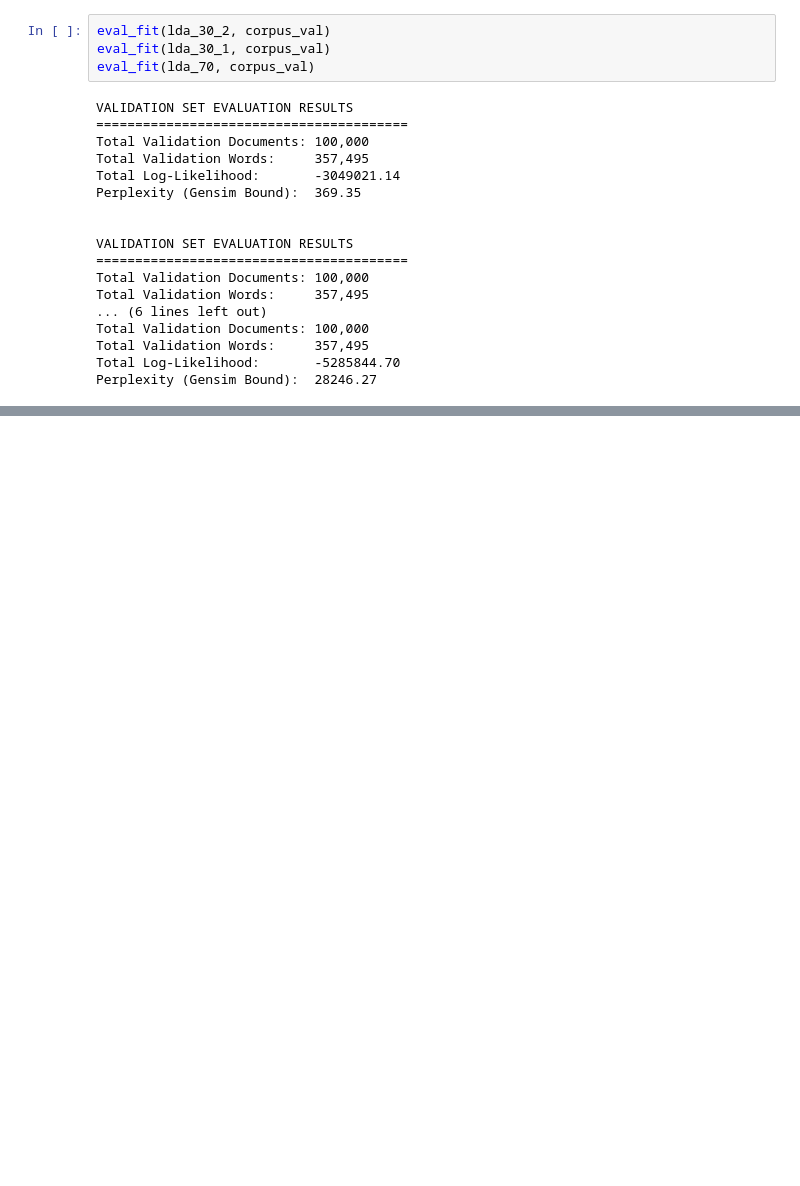
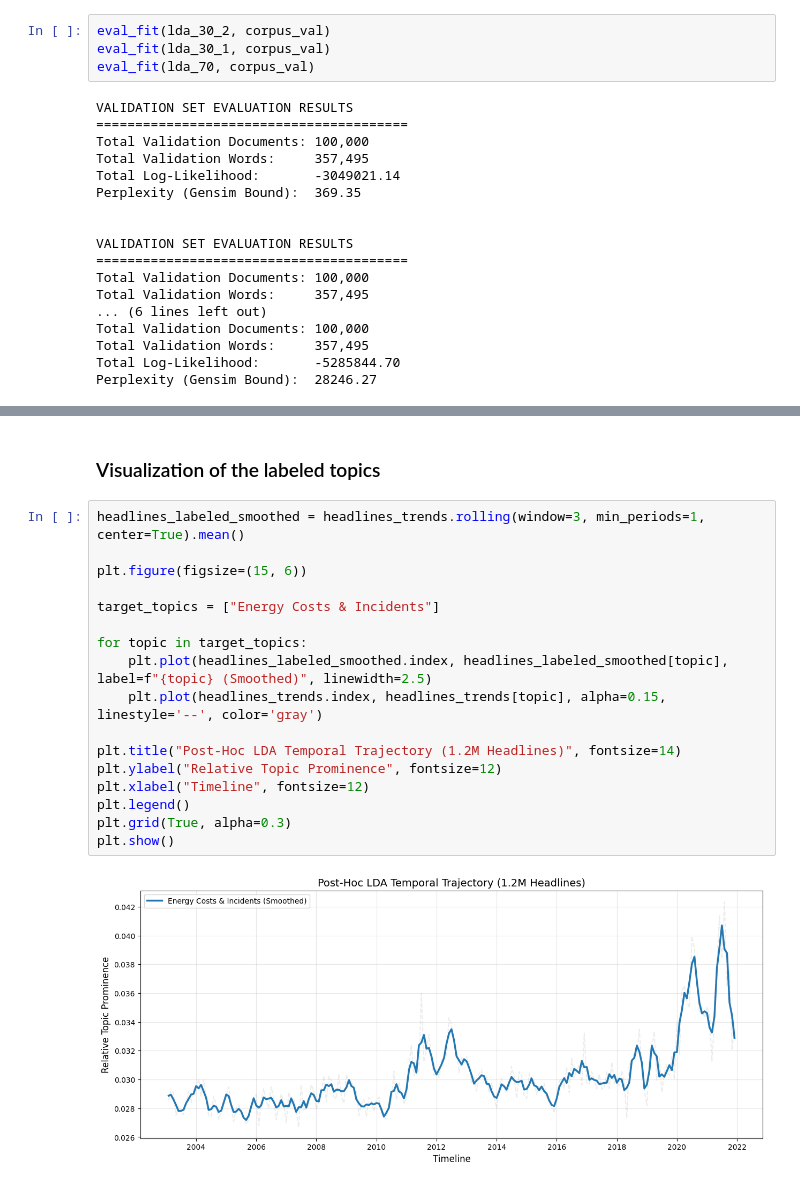
Before and after one commit to almin-byte/million-headlines-topic-modeling, a Jupyter notebook: LDA with gensim and spaCy.ipynb, the cells around one changed output, grey strips where cells are left out. Saved outputs shown, nothing was run; the diff lists cells and outputs as text; blank space fills up the shorter version.

```diff
--- a/LDA with gensim and spaCy.ipynb
+++ b/LDA with gensim and spaCy.ipynb
@@ -449,0 +662,21 @@ Perplexity (Gensim Bound):  28246.27
+# %% [markdown]
+### Visualization of the labeled topics
+# %%
+headlines_labeled_smoothed = headlines_trends.rolling(window=3, min_periods=1, center=True).mean()
+
+plt.figure(figsize=(15, 6))
+
+target_topics = ["Energy Costs & Incidents"]
+
+for topic in target_topics:
+    plt.plot(headlines_labeled_smoothed.index, headlines_labeled_smoothed[topic], label=f"{topic} (Smoothed)", linewidth=2.5)
+    plt.plot(headlines_trends.index, headlines_trends[topic], alpha=0.15, linestyle='--', color='gray')
+
+plt.title("Post-Hoc LDA Temporal Trajectory (1.2M Headlines)", fontsize=14)
+plt.ylabel("Relative Topic Prominence", fontsize=12)
+plt.xlabel("Timeline", fontsize=12)
+plt.legend()
+plt.grid(True, alpha=0.3)
+plt.show()
+# %% [output]
+[figure, added]
```
Also changed, not shown: parts of 14 cells of this notebook.
